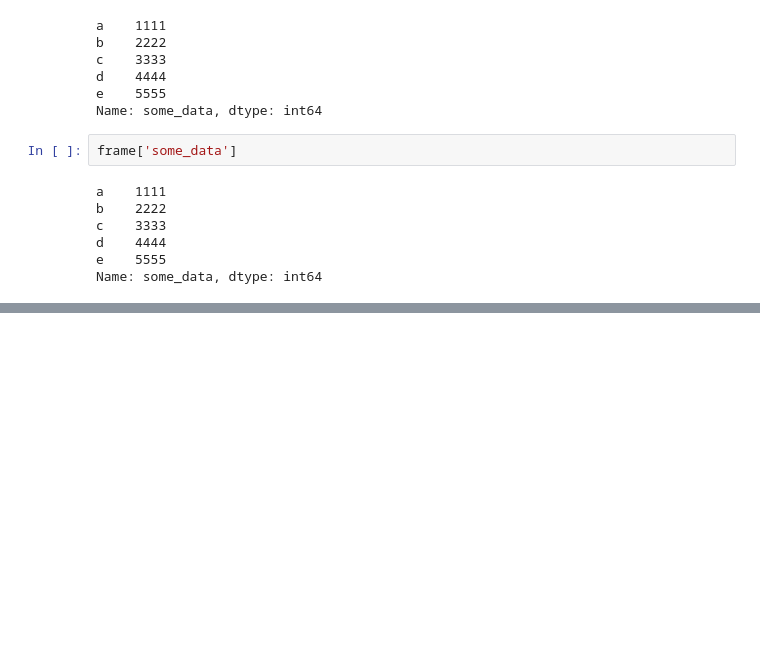
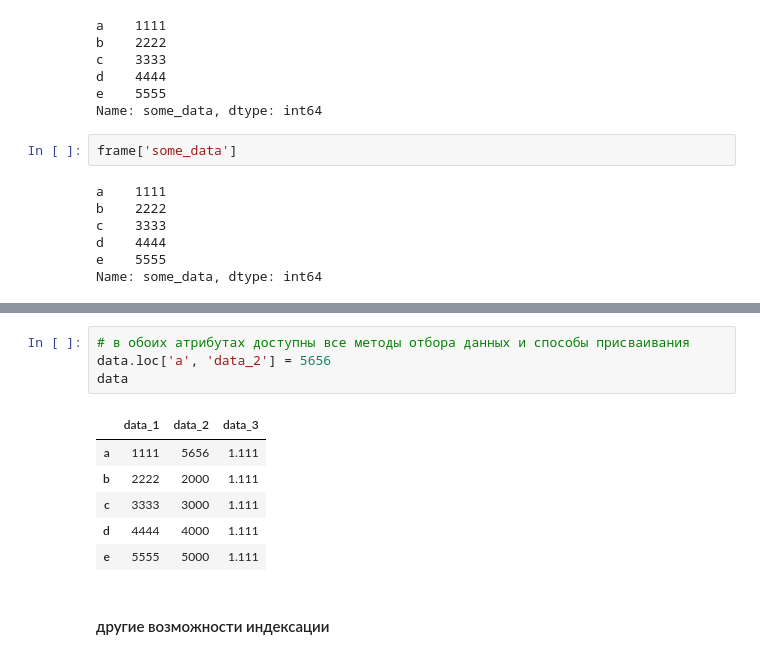
Before and after one commit to KonstantinKlepikov/all-python-ml-learning, a Jupyter notebook: pandas-learning.ipynb, the cells around one changed output, grey strips where cells are left out. Saved outputs shown, nothing was run; the diff lists cells and outputs as text; blank space fills up the shorter version.

```diff
--- a/pandas-learning.ipynb
+++ b/pandas-learning.ipynb
@@ -193,0 +508,13 @@ Name: some_data, dtype: int64
+# %%
+# в обоих атрибутах доступны все методы отбора данных и способы присваивания
+data.loc['a', 'data_2'] = 5656
+data
+# %% [output]
+|  | data_1 | data_2 | data_3 |
+| a | 1111 | 5656 | 1.111 |
+| b | 2222 | 2000 | 1.111 |
+| c | 3333 | 3000 | 1.111 |
+| d | 4444 | 4000 | 1.111 |
+| e | 5555 | 5000 | 1.111 |
+# %% [markdown]
+#### другие возможности индексации
```
Also changed, not shown: parts of 61 cells of this notebook.
